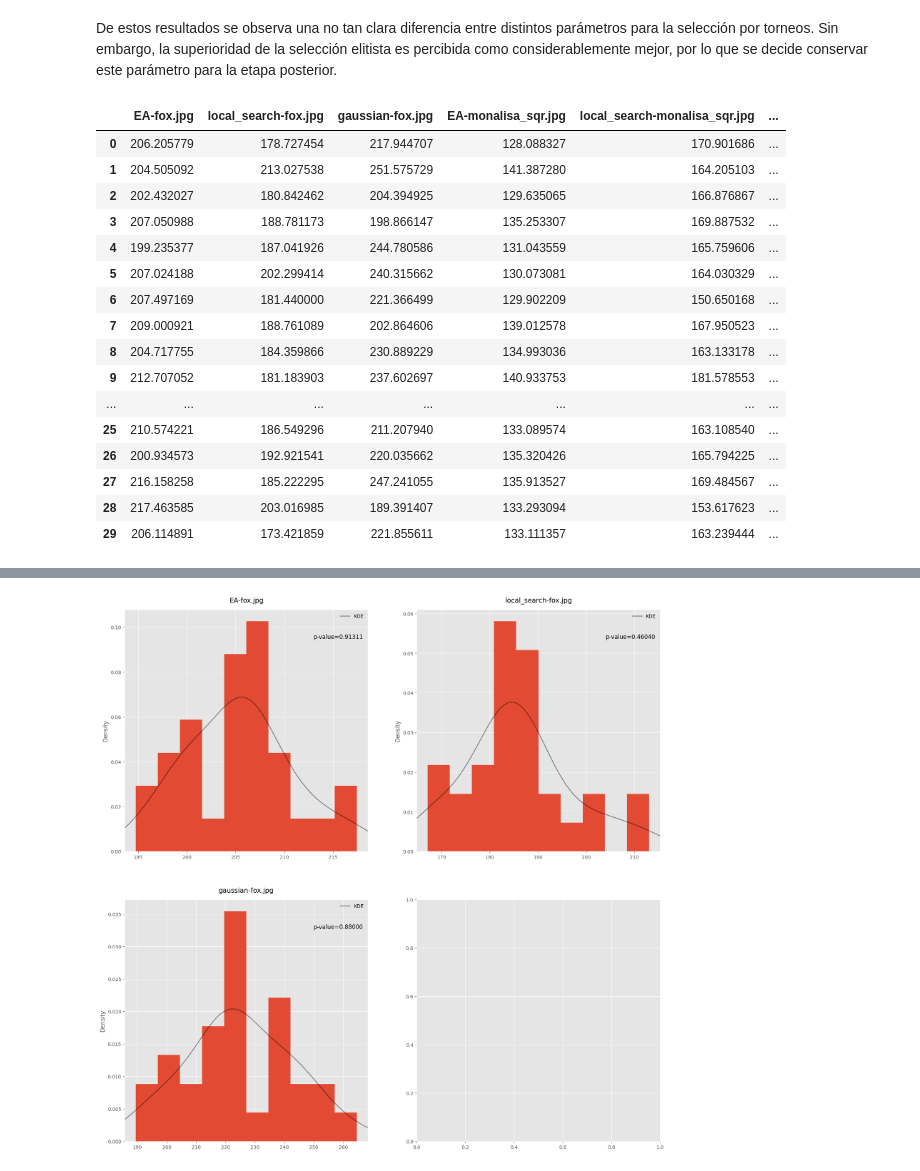
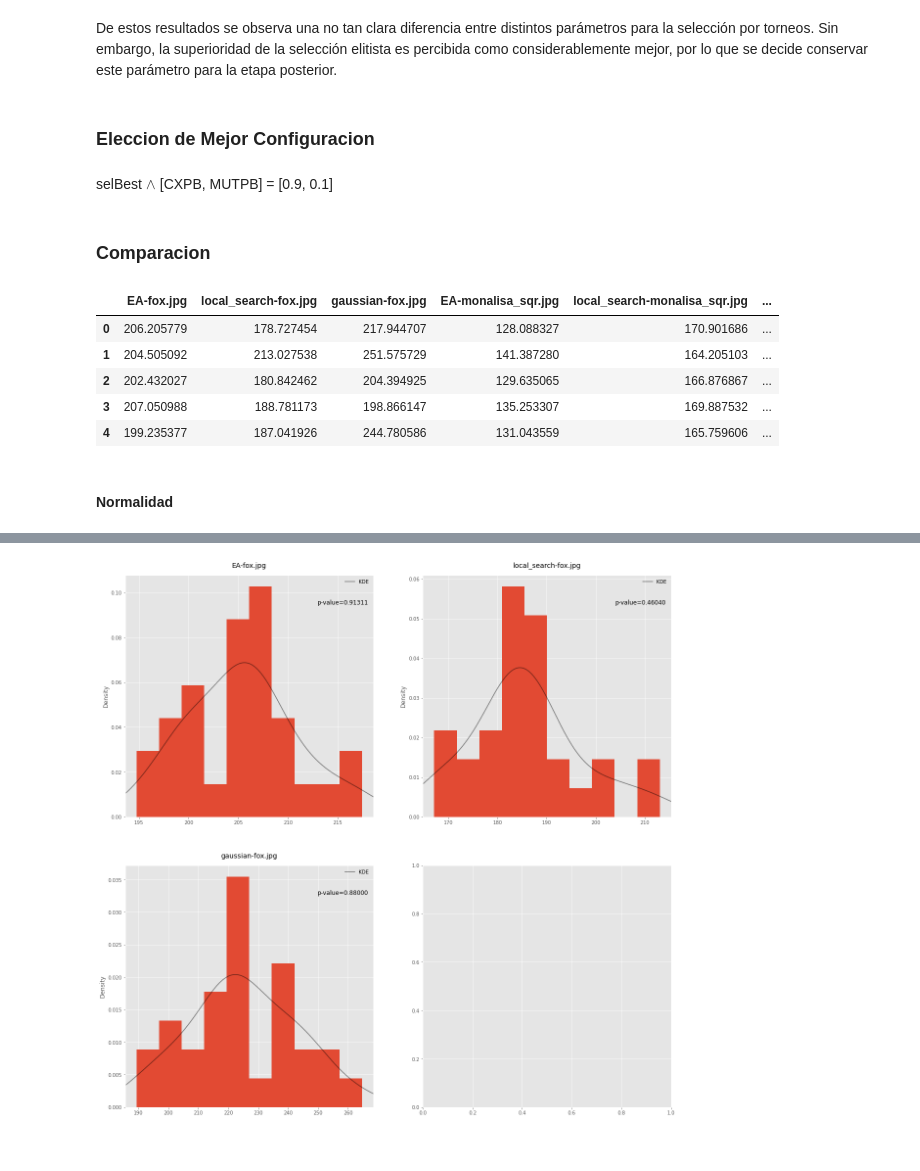
Before and after one commit to guidodinello/polygonal-evolutionary-algorithm, a Jupyter notebook: analysis.ipynb, the cells around one changed output, grey strips where cells are left out. Saved outputs shown, nothing was run; the diff lists cells and outputs as text; code cells hidden in the pictures.

```diff
--- a/analysis.ipynb
+++ b/analysis.ipynb
@@ -277,28 +314,23 @@ posthoc
 # %% [markdown]
 De estos resultados se observa una no tan clara diferencia entre distintos parámetros para la selección por torneos. Sin embargo, la superioridad de la selección elitista es percibida como considerablemente mejor, por lo que se decide conservar este parámetro para la etapa posterior.
+# %% [markdown]
+### Eleccion de Mejor Configuracion
+# %% [markdown]
+selBest $\land$ [CXPB, MUTPB] = [0.9, 0.1] <br>
+# %% [markdown]
+### Comparacion
 # %%
-#comparison
-
 comparison = pd.read_csv(f"{BFE}best_fit_per_config_comparison.csv")
-comparison
+comparison.head()
 # %% [output]
 |  | EA-fox.jpg | local_search-fox.jpg | gaussian-fox.jpg | EA-monalisa_sqr.jpg | local_search-monalisa_sqr.jpg | ... |
 | 0 | 206.205779 | 178.727454 | 217.944707 | 128.088327 | 170.901686 | ... |
 | 1 | 204.505092 | 213.027538 | 251.575729 | 141.387280 | 164.205103 | ... |
 | 2 | 202.432027 | 180.842462 | 204.394925 | 129.635065 | 166.876867 | ... |
 | 3 | 207.050988 | 188.781173 | 198.866147 | 135.253307 | 169.887532 | ... |
 | 4 | 199.235377 | 187.041926 | 244.780586 | 131.043559 | 165.759606 | ... |
-| 5 | 207.024188 | 202.299414 | 240.315662 | 130.073081 | 164.030329 | ... |
-| 6 | 207.497169 | 181.440000 | 221.366499 | 129.902209 | 150.650168 | ... |
-| 7 | 209.000921 | 188.761089 | 202.864606 | 139.012578 | 167.950523 | ... |
-| 8 | 204.717755 | 184.359866 | 230.889229 | 134.993036 | 163.133178 | ... |
-| 9 | 212.707052 | 181.183903 | 237.602697 | 140.933753 | 181.578553 | ... |
-| ... | ... | ... | ... | ... | ... | ... |
-| 25 | 210.574221 | 186.549296 | 211.207940 | 133.089574 | 163.108540 | ... |
-| 26 | 200.934573 | 192.921541 | 220.035662 | 135.320426 | 165.794225 | ... |
-| 27 | 216.158258 | 185.222295 | 247.241055 | 135.913527 | 169.484567 | ... |
-| 28 | 217.463585 | 203.016985 | 189.391407 | 133.293094 | 153.617623 | ... |
-| 29 | 206.114891 | 173.421859 | 221.855611 | 133.111357 | 163.239444 | ... |
 # %%
 instancia1, instancia2, instancia3 = (comparison.iloc[0:30,i*3:i*3+3] for i in range(3))
+# %% [markdown]
+#### Normalidad
 # %%
```
Also changed, not shown: parts of 59 cells of this notebook, 10 other files.
